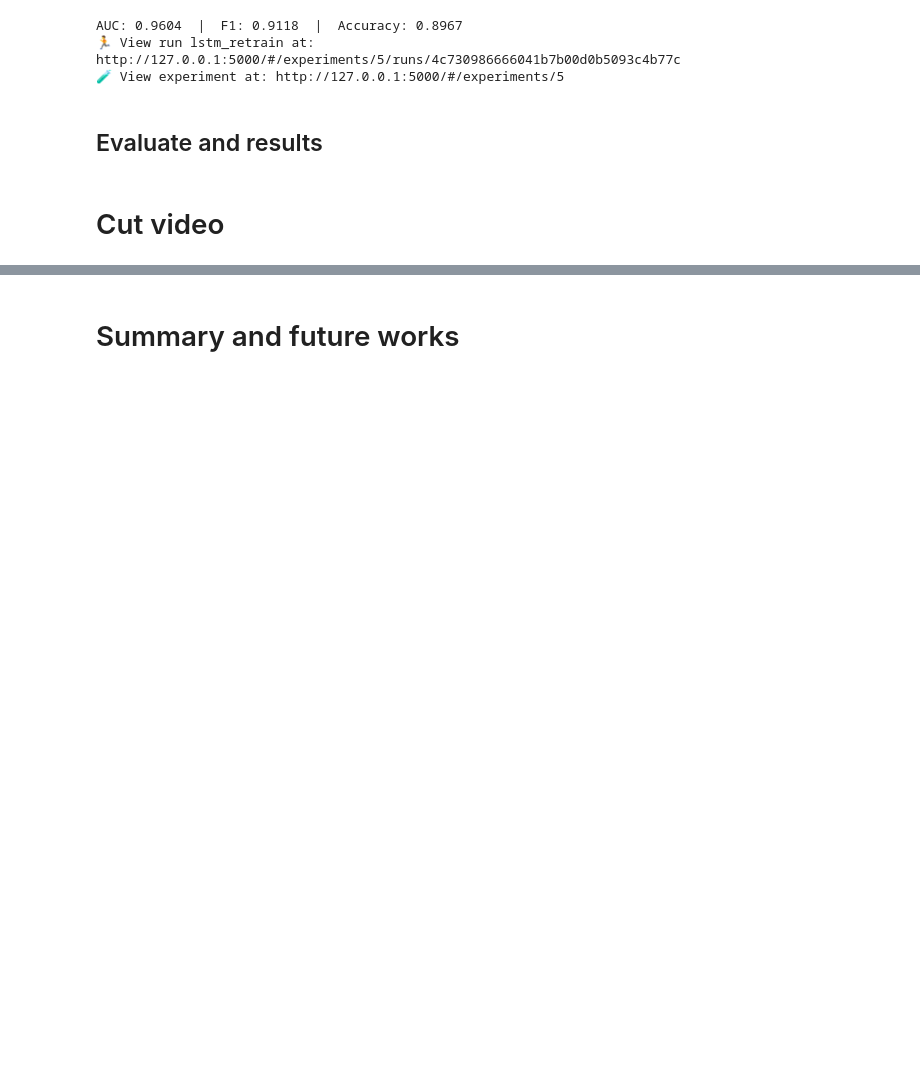
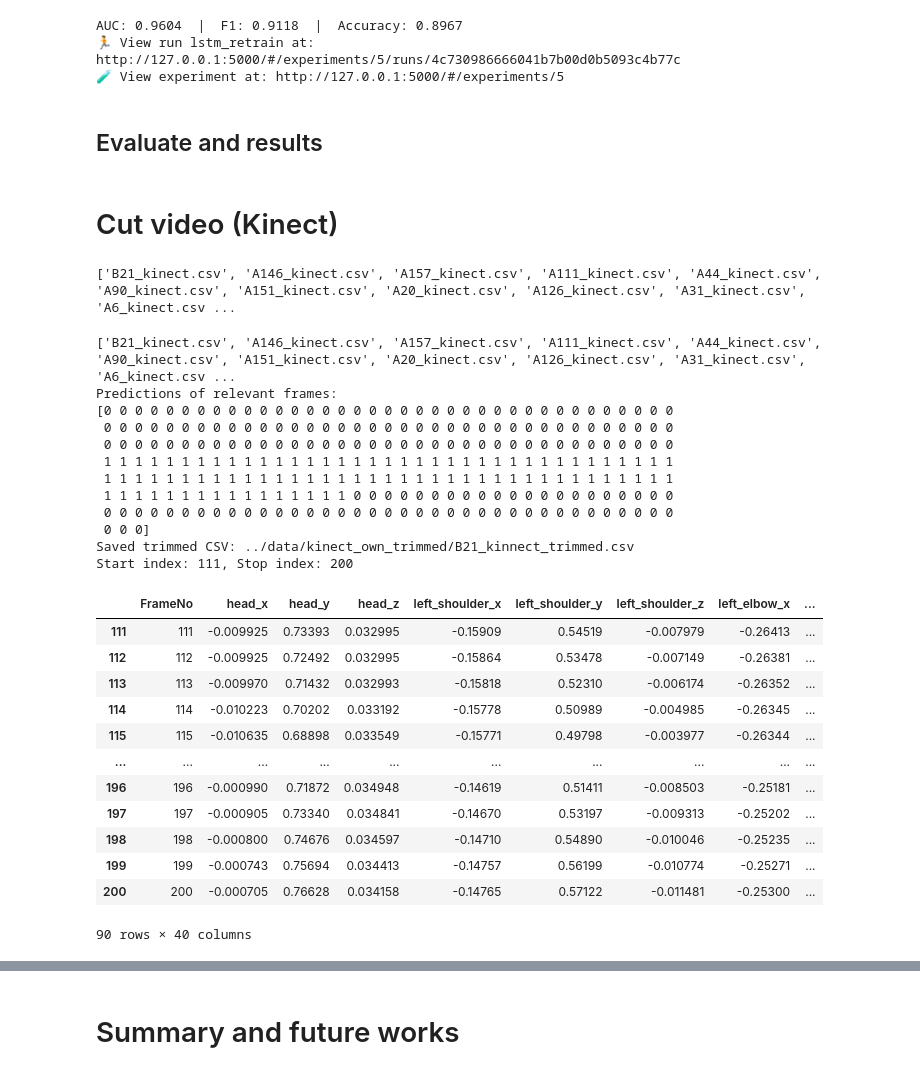
Before and after one commit to kallefrisk/DeepLearning_Schoolwork, a Jupyter notebook: MainProject/Assignment11/Assignment_11.ipynb, the cells around one changed output, grey strips where cells are left out. Cells and saved outputs as stored; diff of their text form; code cells hidden in the pictures; blank space fills up the shorter version.

```diff
--- a/MainProject/Assignment11/Assignment_11.ipynb
+++ b/MainProject/Assignment11/Assignment_11.ipynb
@@ -70,0 +96,26 @@ mlflow.enable_system_metrics_logging()
+# %%
+trimmed_dir = "../data/kinect_good_preprocessed"
+
+full_dir = "data/kinect_good_preprocessed_not_cut"
+output_dir = "data/kinect_good_preprocessed_not_cut_start_stop"
+
+# Paths for mediapipe
+#full_dir = "../Assignment10/data/csv_of_all_videos"
+#output_dir = "data/mediapipe_not_cut_start_stop"
+
+for file_name in os.listdir(full_dir):
+    if file_name.endswith(".csv"):
+
+        full_path = os.path.join(full_dir, file_name)
+        trimmed_path = os.path.join(trimmed_dir, file_name)
+
+        if not os.path.exists(trimmed_path):
+            print(f"Skipping (no match): {file_name}")
+            continue
+
+        df = add_frame_overlap_column(full_path, trimmed_path)
+
+        output_path = os.path.join(output_dir, file_name)
+        df.to_csv(output_path, index=False)
+
+        print(f"Saved: {file_name}")
@@ -963,4 +1036,4 @@ AUC: 0.9604  |  F1: 0.9118  |  Accuracy: 0.8967
 # %% [markdown]
 ## Evaluate and results
 # %% [markdown]
-# Cut video
+# Cut video (Kinect)
@@ -966,0 +1086,42 @@ AUC: 0.9604  |  F1: 0.9118  |  Accuracy: 0.8967
+# %%
+# Files to test to cut
+print(test_files)
+# %% [output]
+['B21_kinect.csv', 'A146_kinect.csv', 'A157_kinect.csv', 'A111_kinect.csv', 'A44_kinect.csv', 'A90_kinect.csv', 'A151_kinect.csv', 'A20_kinect.csv', 'A126_kinect.csv', 'A31_kinect.csv', 'A6_kinect.csv ...
+# %%
+# Files to test to cut
+print(test_files)
+input_path = "data/kinect_good_preprocessed_not_cut/B21_kinect.csv"
+output_path = "../data/kinect_own_trimmed/B21_kinnect_trimmed.csv"
+
+trim_csv_with_model_simple(
+    model=final_model,
+    input_csv=input_path,
+    output_csv=output_path
+)
+# %% [output]
+['B21_kinect.csv', 'A146_kinect.csv', 'A157_kinect.csv', 'A111_kinect.csv', 'A44_kinect.csv', 'A90_kinect.csv', 'A151_kinect.csv', 'A20_kinect.csv', 'A126_kinect.csv', 'A31_kinect.csv', 'A6_kinect.csv ...
+Predictions of relevant frames:
+[0 0 0 0 0 0 0 0 0 0 0 0 0 0 0 0 0 0 0 0 0 0 0 0 0 0 0 0 0 0 0 0 0 0 0 0 0
+ 0 0 0 0 0 0 0 0 0 0 0 0 0 0 0 0 0 0 0 0 0 0 0 0 0 0 0 0 0 0 0 0 0 0 0 0 0
+ 0 0 0 0 0 0 0 0 0 0 0 0 0 0 0 0 0 0 0 0 0 0 0 0 0 0 0 0 0 0 0 0 0 0 0 0 0
+ 1 1 1 1 1 1 1 1 1 1 1 1 1 1 1 1 1 1 1 1 1 1 1 1 1 1 1 1 1 1 1 1 1 1 1 1 1
+ 1 1 1 1 1 1 1 1 1 1 1 1 1 1 1 1 1 1 1 1 1 1 1 1 1 1 1 1 1 1 1 1 1 1 1 1 1
+ 1 1 1 1 1 1 1 1 1 1 1 1 1 1 1 1 0 0 0 0 0 0 0 0 0 0 0 0 0 0 0 0 0 0 0 0 0
+ 0 0 0 0 0 0 0 0 0 0 0 0 0 0 0 0 0 0 0 0 0 0 0 0 0 0 0 0 0 0 0 0 0 0 0 0 0
+ 0 0 0]
+Saved trimmed CSV: ../data/kinect_own_trimmed/B21_kinnect_trimmed.csv
+Start index: 111, Stop index: 200
+|  | FrameNo | head_x | head_y | head_z | left_shoulder_x | left_shoulder_y | left_shoulder_z | left_elbow_x | ... |
+| 111 | 111 | -0.009925 | 0.73393 | 0.032995 | -0.15909 | 0.54519 | -0.007979 | -0.26413 | ... |
+| 112 | 112 | -0.009925 | 0.72492 | 0.032995 | -0.15864 | 0.53478 | -0.007149 | -0.26381 | ... |
+| 113 | 113 | -0.009970 | 0.71432 | 0.032993 | -0.15818 | 0.52310 | -0.006174 | -0.26352 | ... |
+| 114 | 114 | -0.010223 | 0.70202 | 0.033192 | -0.15778 | 0.50989 | -0.004985 | -0.26345 | ... |
+| 115 | 115 | -0.010635 | 0.68898 | 0.033549 | -0.15771 | 0.49798 | -0.003977 | -0.26344 | ... |
+| ... | ... | ... | ... | ... | ... | ... | ... | ... | ... |
+| 196 | 196 | -0.000990 | 0.71872 | 0.034948 | -0.14619 | 0.51411 | -0.008503 | -0.25181 | ... |
+| 197 | 197 | -0.000905 | 0.73340 | 0.034841 | -0.14670 | 0.53197 | -0.009313 | -0.25202 | ... |
+| 198 | 198 | -0.000800 | 0.74676 | 0.034597 | -0.14710 | 0.54890 | -0.010046 | -0.25235 | ... |
+| 199 | 199 | -0.000743 | 0.75694 | 0.034413 | -0.14757 | 0.56199 | -0.010774 | -0.25271 | ... |
+| 200 | 200 | -0.000705 | 0.76628 | 0.034158 | -0.14765 | 0.57122 | -0.011481 | -0.25300 | ... |
+90 rows × 40 columns
```
Also changed, not shown: parts of 12 cells of this notebook, 3 other files.
